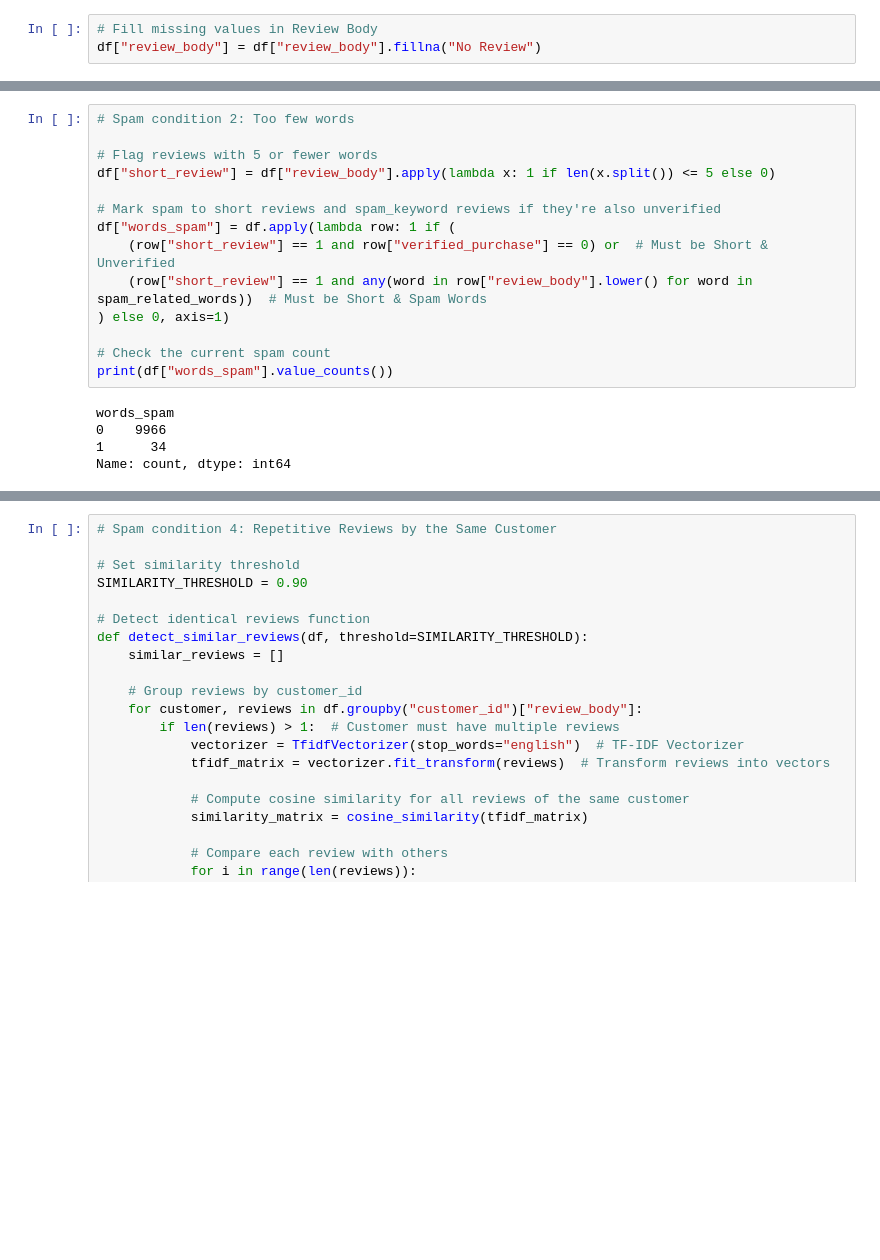
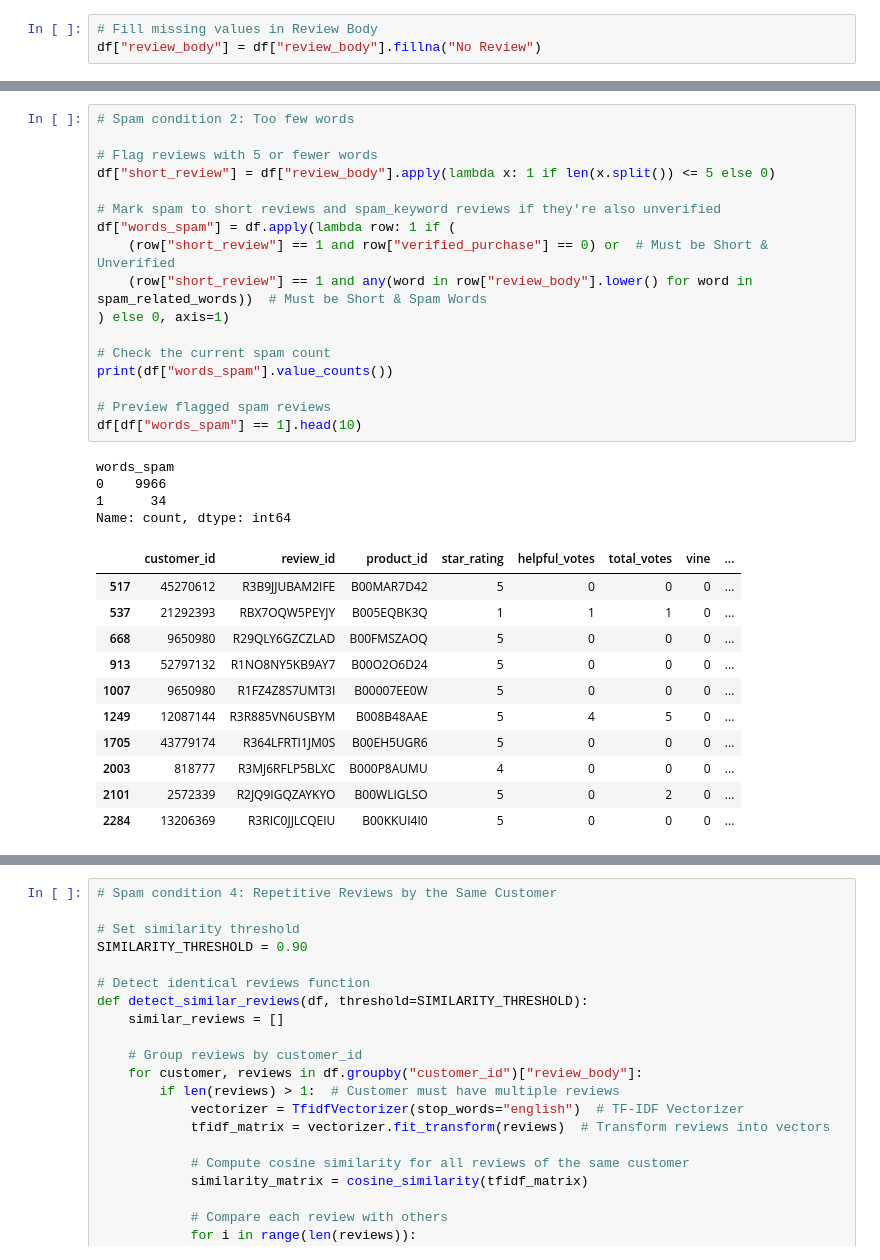
Before and after one commit to ezwang8/AI_BOOTCAMP_Group_Project_3_Amazon, a Jupyter notebook: Spam_Detector.ipynb, the cells around one changed output, grey strips where cells are left out. Drawn from its saved outputs; the diff is of its cells as text; blank space fills up the shorter version.

```diff
--- a/Spam_Detector.ipynb
+++ b/Spam_Detector.ipynb
@@ -97,20 +103,34 @@ Name: count, dtype: int64
 # %%
 # Spam condition 2: Too few words
 
 # Flag reviews with 5 or fewer words
 df["short_review"] = df["review_body"].apply(lambda x: 1 if len(x.split()) <= 5 else 0)
 
 # Mark spam to short reviews and spam_keyword reviews if they're also unverified
 df["words_spam"] = df.apply(lambda row: 1 if (
     (row["short_review"] == 1 and row["verified_purchase"] == 0) or  # Must be Short & Unverified
     (row["short_review"] == 1 and any(word in row["review_body"].lower() for word in spam_related_words))  # Must be Short & Spam Words
 ) else 0, axis=1)
 
 # Check the current spam count
 print(df["words_spam"].value_counts())
+
+# Preview flagged spam reviews
+df[df["words_spam"] == 1].head(10)
 # %% [output]
 words_spam
 0    9966
 1      34
 Name: count, dtype: int64
+|  | customer_id | review_id | product_id | star_rating | helpful_votes | total_votes | vine | ... |
+| 517 | 45270612 | R3B9JJUBAM2IFE | B00MAR7D42 | 5 | 0 | 0 | 0 | ... |
+| 537 | 21292393 | RBX7OQW5PEYJY | B005EQBK3Q | 1 | 1 | 1 | 0 | ... |
+| 668 | 9650980 | R29QLY6GZCZLAD | B00FMSZAOQ | 5 | 0 | 0 | 0 | ... |
+| 913 | 52797132 | R1NO8NY5KB9AY7 | B00O2O6D24 | 5 | 0 | 0 | 0 | ... |
+| 1007 | 9650980 | R1FZ4Z8S7UMT3I | B00007EE0W | 5 | 0 | 0 | 0 | ... |
+| 1249 | 12087144 | R3R885VN6USBYM | B008B48AAE | 5 | 4 | 5 | 0 | ... |
+| 1705 | 43779174 | R364LFRTI1JM0S | B00EH5UGR6 | 5 | 0 | 0 | 0 | ... |
+| 2003 | 818777 | R3MJ6RFLP5BLXC | B000P8AUMU | 4 | 0 | 0 | 0 | ... |
+| 2101 | 2572339 | R2JQ9IGQZAYKYO | B00WLIGLSO | 5 | 0 | 2 | 0 | ... |
+| 2284 | 13206369 | R3RIC0JJLCQEIU | B00KKUI4I0 | 5 | 0 | 0 | 0 | ... |
 # %%
```
Also changed, not shown: parts of 9 cells of this notebook.
